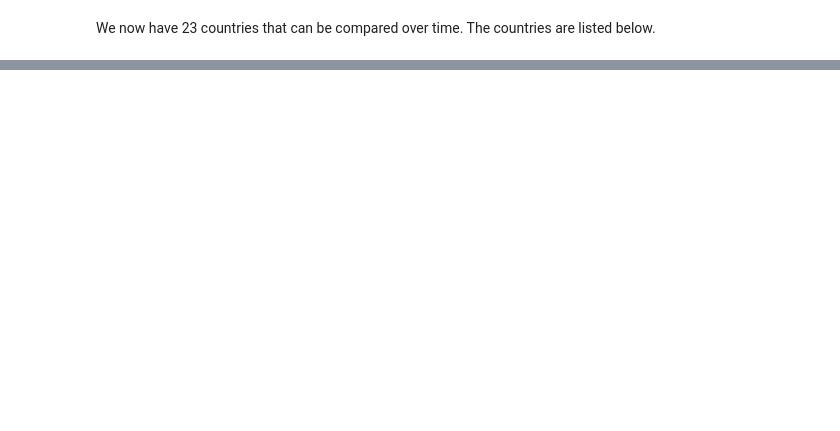
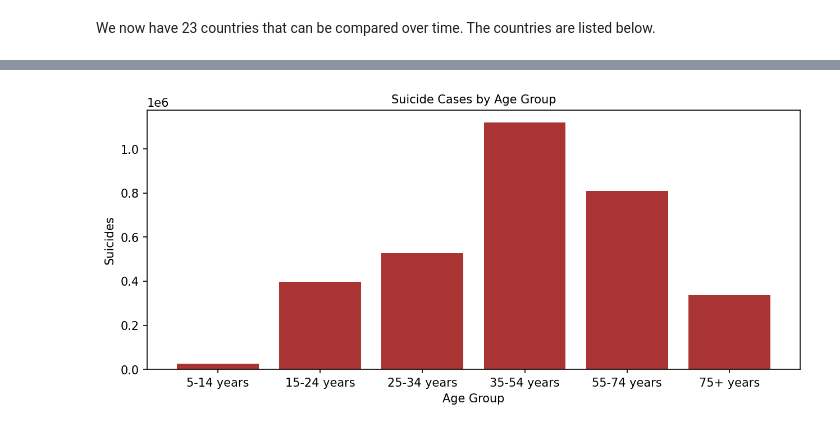
Before and after one commit to mateusmelo821/Suicide-Cases-Analysis, a Jupyter notebook: index.ipynb, the cells around one changed output, grey strips where cells are left out. Drawn from its saved outputs; the diff is of its cells as text; code cells hidden in the pictures; blank space fills up the shorter version.

```diff
--- a/index.ipynb
+++ b/index.ipynb
@@ -169,0 +297,16 @@ plt.show()
+# %%
+age_order = CategoricalDtype(
+    ['5-14 years', '15-24 years', '25-34 years', '35-54 years','55-74 years', '75+ years'],
+    ordered=True
+)
+
+df['age'] = df['age'].astype(age_order)
+df_suicide_by_age = df.groupby('age')['suicides_no'].sum()
+plt.figure(figsize=(10,4), dpi=150)
+plt.title('Suicide Cases by Age Group', fontdict={'fontsize':10})
+plt.bar(df_suicide_by_age.index, df_suicide_by_age, color=['#AA3333'])
+plt.ylabel('Suicides')
+plt.xlabel('Age Group')
+plt.show()
+# %% [output]
+[figure, added]
```
Also changed, not shown: parts of 44 cells of this notebook, 2 other files.
